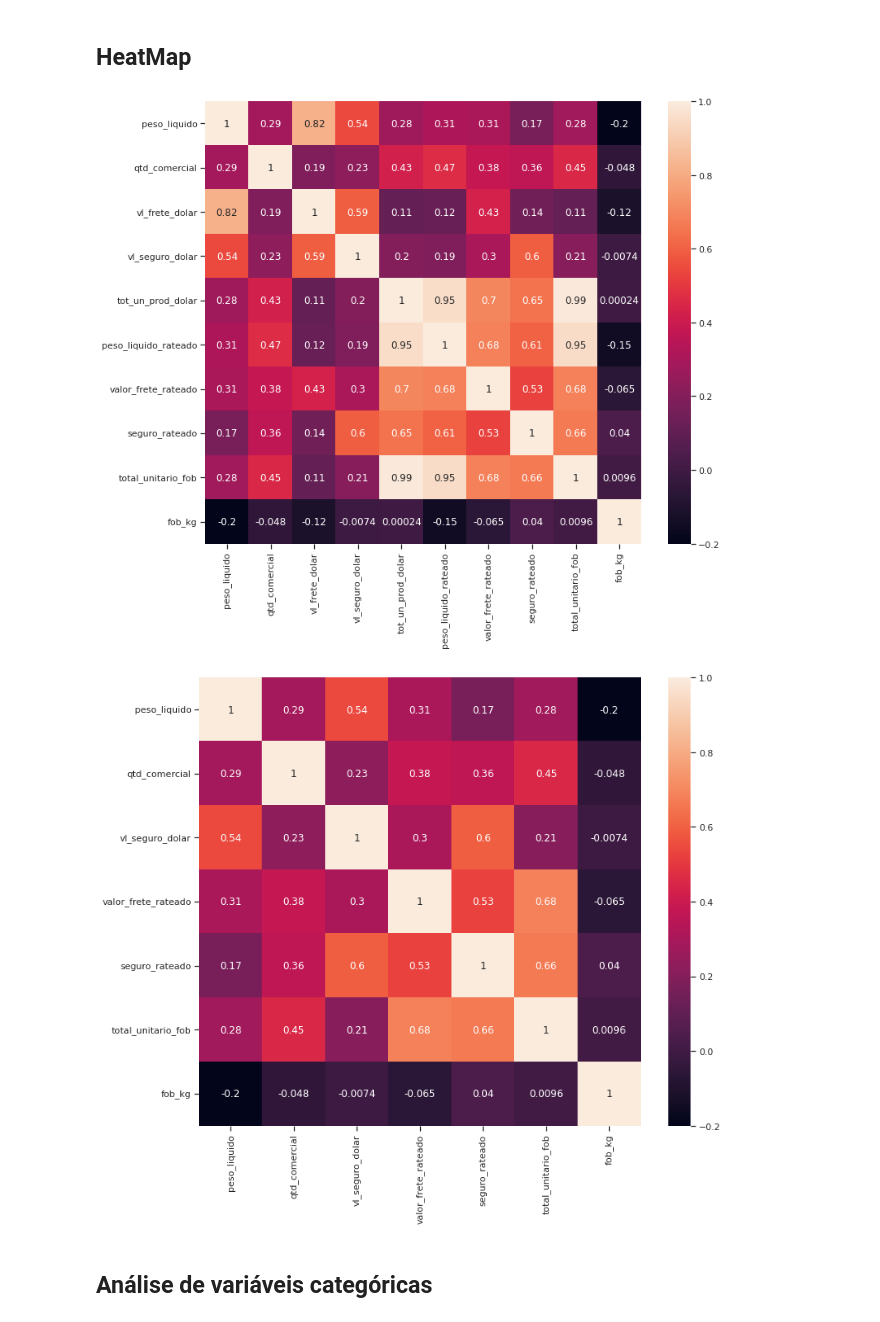
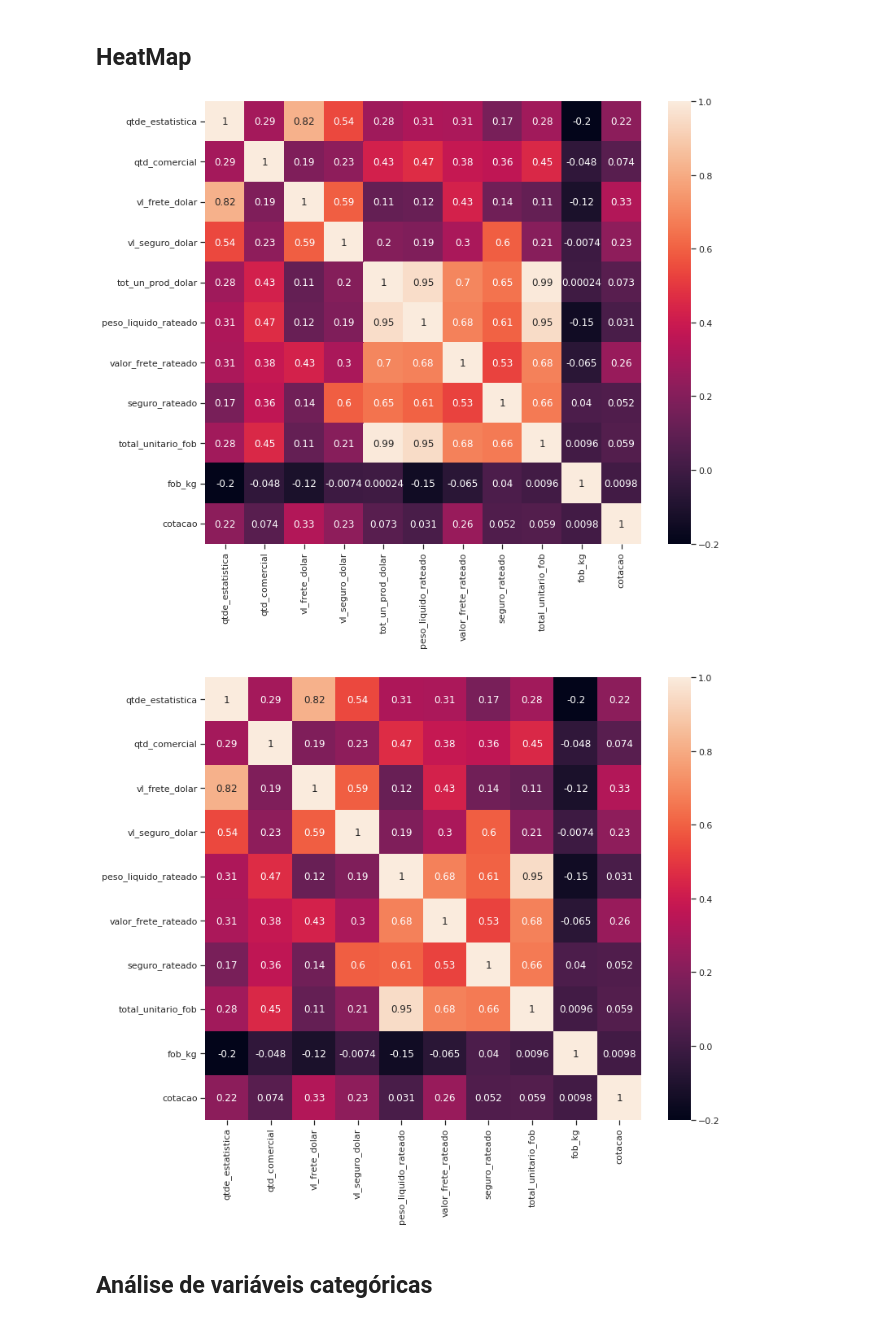
Before and after one commit to Mastroiani/TCC, a Jupyter notebook: TTOAED.ipynb, the cells around one changed output. Cells and saved outputs as stored; diff of their text form; code cells hidden in the pictures.

```diff
--- a/TTOAED.ipynb
+++ b/TTOAED.ipynb
@@ -814,7 +811,7 @@ df_aed = df_filtrado[[
     'pais_de_origem',
     'unidade_desembaraco',
     'pais_de_aquisicao',
-    'peso_liquido',
+    'qtde_estatistica',
     'qtd_comercial',
     'vl_frete_dolar',
     'vl_seguro_dolar',
@@ -981,7 +978,7 @@ plt.savefig('relacao_variaveis.png')
 # %%
 plt.subplots(figsize=(12,10))
 sns.heatmap(df_aed[[
-    'peso_liquido',
+    'qtde_estatistica',
     'qtd_comercial',
     'vl_frete_dolar',
     'vl_seguro_dolar',
@@ -991,26 +988,30 @@ sns.heatmap(df_aed[[
     'seguro_rateado',
     'total_unitario_fob',
     'fob_kg',
+    'cotacao',
     'incompatibil'
      ]].corr(),annot=True)
 plt.savefig('heatmap.png')
 # %% [output]
-[figure, old version]
+[figure, new version]
 # %%
 plt.subplots(figsize=(12,10))
 sns.heatmap(df_aed[[
-    'peso_liquido',
+    'qtde_estatistica',
     'qtd_comercial',
+    'vl_frete_dolar',
     'vl_seguro_dolar',
+    'peso_liquido_rateado',
     'valor_frete_rateado',
     'seguro_rateado',
     'total_unitario_fob',
     'fob_kg',
+    'cotacao',
     'incompatibil'
      ]].corr(),annot=True)
 plt.savefig('heatmap.png')
 # %% [output]
-[figure, old version]
+[figure, new version]
 # %% [markdown]
 # <h2>Análise de variáveis categóricas</h2>
 # %%
```
Also changed, not shown: parts of 5 cells of this notebook.
